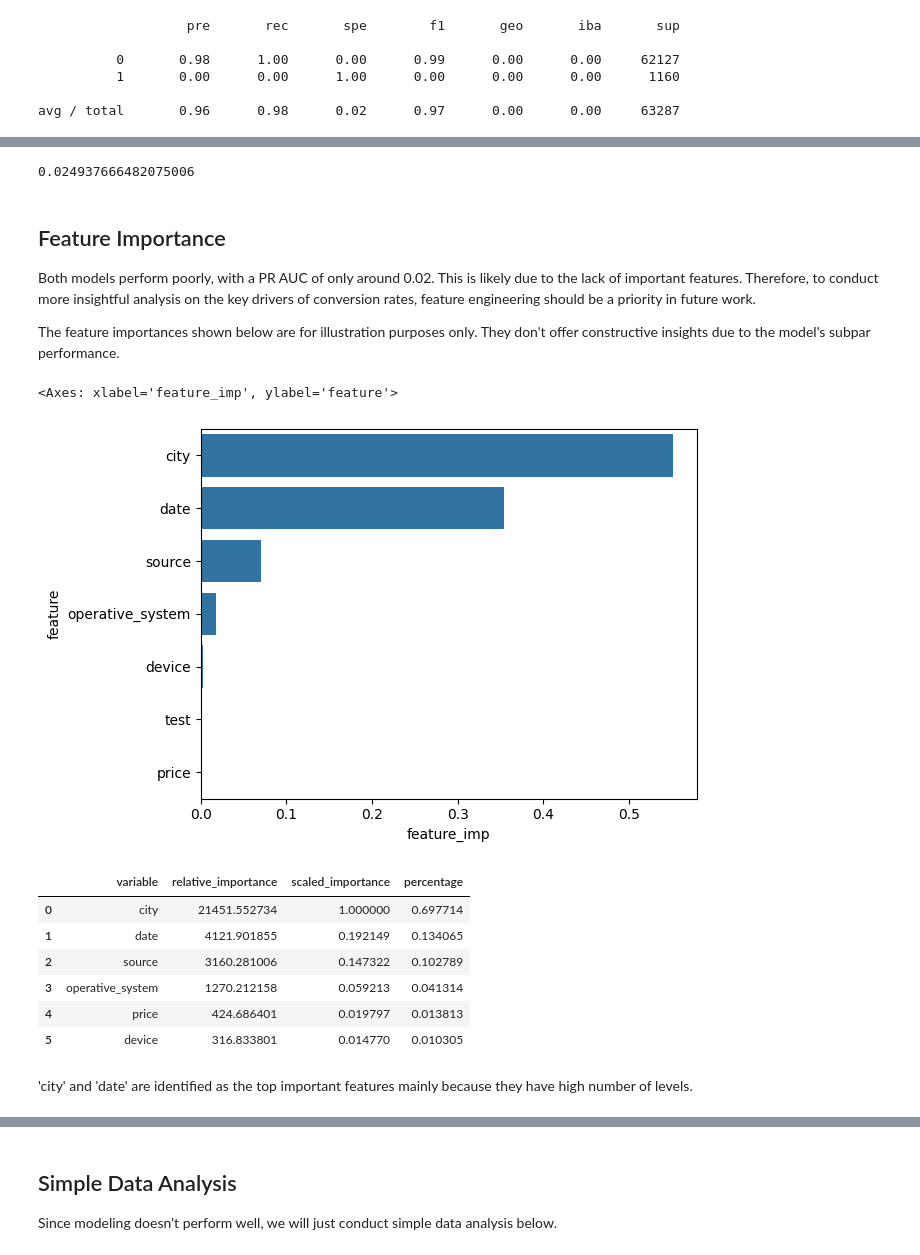
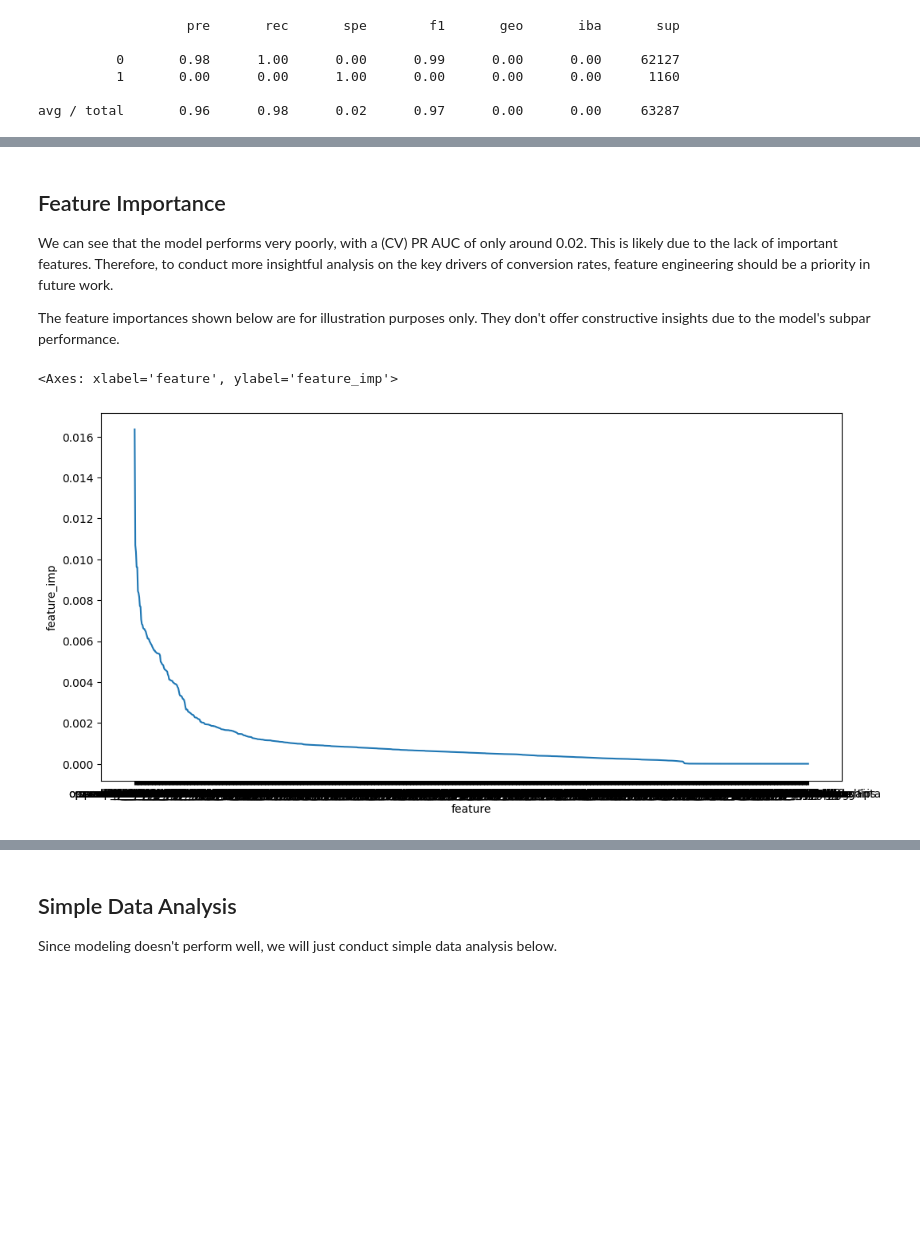
Before and after one commit to Dorisxu99/DS-Projects, a Jupyter notebook: AB_Testing_Revenue.ipynb, the cells around one changed output, grey strips where cells are left out. Drawn from its saved outputs; the diff is of its cells as text; code cells hidden in the pictures; blank space fills up the shorter version.

```diff
--- a/AB_Testing_Revenue.ipynb
+++ b/AB_Testing_Revenue.ipynb
@@ -1098,39 +1004,19 @@ disp.plot()
-# %%
-# Grab the best model
-best_model = grid_results.models[0]
-
-# Evaluate the model performance on the test set
-best_model_test_perf = best_model.model_performance(x_test_h)
-
-best_model_test_perf.aucpr()
-# %% [output]
-0.024937666482075006
 # %% [markdown]
 ## Feature Importance
 
-Both models perform poorly, with a PR AUC of only around 0.02. This is likely due to the lack of important features. Therefore, to conduct more insightful analysis on the key drivers of conversion rates, feature engineering should be a priority in future work.
+We can see that the model performs very poorly, with a (CV) PR AUC of only around 0.02. This is likely due to the lack of important features. Therefore, to conduct more insightful analysis on the key drivers of conversion rates, feature engineering should be a priority in future work.
 
 The feature importances shown below are for illustration purposes only. They don't offer constructive insights due to the model's subpar performance.
 # %%
 # The feature importance here is Gini importance: (normalized) total reduction of the criterion brought by that feature.
 # Since the features are not highly correlated, feature importances can be correctly interpreted.
 
-imp = rf_res['fitted_model'].feature_importances_
-imp_df = pd.DataFrame({'feature_imp': imp, 'feature': list(x_train_pp.columns)}).sort_values(by = ['feature_imp'], ascending = False)
-sns.barplot(x = imp_df['feature_imp'], y = imp_df['feature'])
+imp = best_model.feature_importances_
+features = list(x_train.columns)
+imp_df = pd.DataFrame({'feature_imp': imp, 'feature': list(ohe.get_feature_names_out(features))}).sort_values(by = ['feature_imp'], ascending = False)
-# %% [output]
-<Axes: xlabel='feature_imp', ylabel='feature'>
-[figure, removed]
-# %%
-# H2o - random forest feature importance
-best_model.varimp(use_pandas=True)
-# %% [output]
-|  | variable | relative_importance | scaled_importance | percentage |
-| 0 | city | 21451.552734 | 1.000000 | 0.697714 |
-| 1 | date | 4121.901855 | 0.192149 | 0.134065 |
-| 2 | source | 3160.281006 | 0.147322 | 0.102789 |
-| 3 | operative_system | 1270.212158 | 0.059213 | 0.041314 |
-| 4 | price | 424.686401 | 0.019797 | 0.013813 |
-| 5 | device | 316.833801 | 0.014770 | 0.010305 |
-# %% [markdown]
-'city' and 'date' are identified as the top important features mainly because they have high number of levels.
+# %%
+plt.figure(figsize=(12,6))
+sns.lineplot(y = imp_df['feature_imp'], x = imp_df['feature'])
+# %% [output]
+<Axes: xlabel='feature', ylabel='feature_imp'>
+[figure, added]
```
Also changed, not shown: parts of 53 cells of this notebook.
